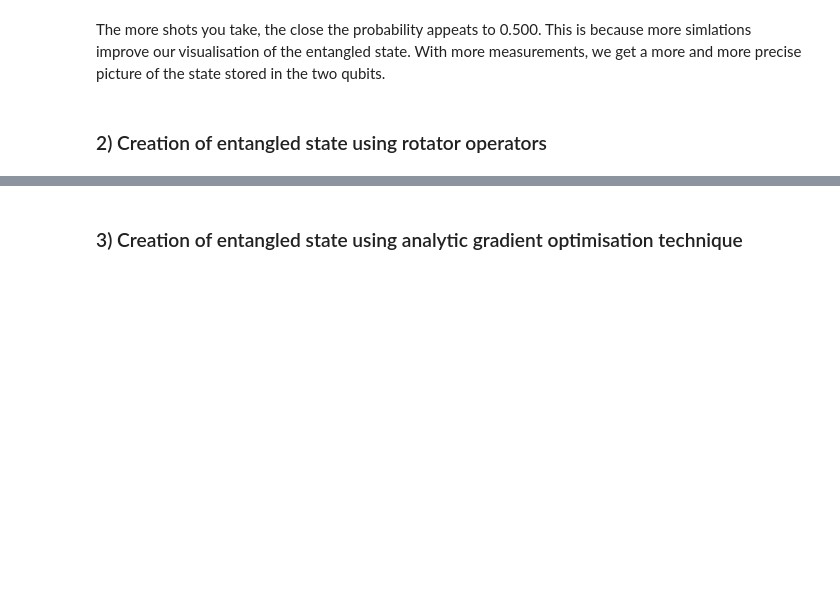
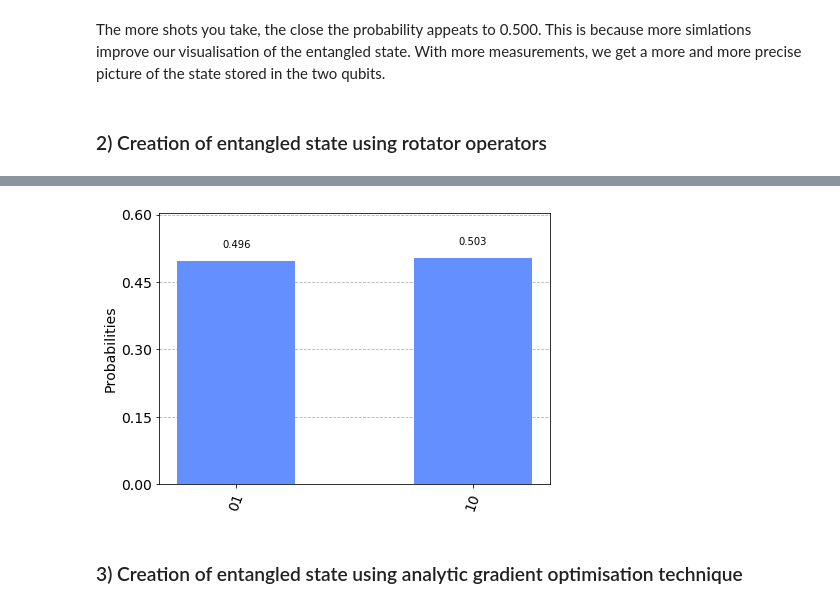
Before and after one commit to aasthan4/QOSF, a Jupyter notebook: sol1.ipynb, the cells around one changed output, grey strips where cells are left out. Drawn from its saved outputs; the diff is of its cells as text; code cells hidden in the pictures; blank space fills up the shorter version.

```diff
--- a/sol1.ipynb
+++ b/sol1.ipynb
@@ -106,0 +106,20 @@ Incomplete
+# %%
+def target_state2(n, indices_of_marked_elements):
+
+    # Create a quantum circuit on 2 qubits
+    qc = QuantumCircuit(2, 2)
+
+    # step 1: apply Hadamard gates on first gate qubits
+    qc.ry(pi/2,0)
+
+    # step 2: cnot gate on the second gate
+    qc.cx(0,1)
+    qc.rx(-pi/2,1)
+
+    # step 3: measure all qubits
+    qc.measure(range(2), range(2))
+
+    return qc
+
+mycircuit = target_state2(6, [1, 42])
+mycircuit.draw(output='text')
@@ -107,3 +135,11 @@ Incomplete
+# %%
+from qiskit import Aer, execute
+simulator = Aer.get_backend('qasm_simulator')
+counts = execute(mycircuit, backend=simulator, shots=10000).result().get_counts(mycircuit)
+from qiskit.visualization import plot_histogram
+plot_histogram(counts)
+# %% [output]
+[figure, added]
 # %% [markdown]
 ### 3) Creation of entangled state using analytic gradient optimisation technique
 # %%
```
Also changed, not shown: parts of 4 cells of this notebook.
